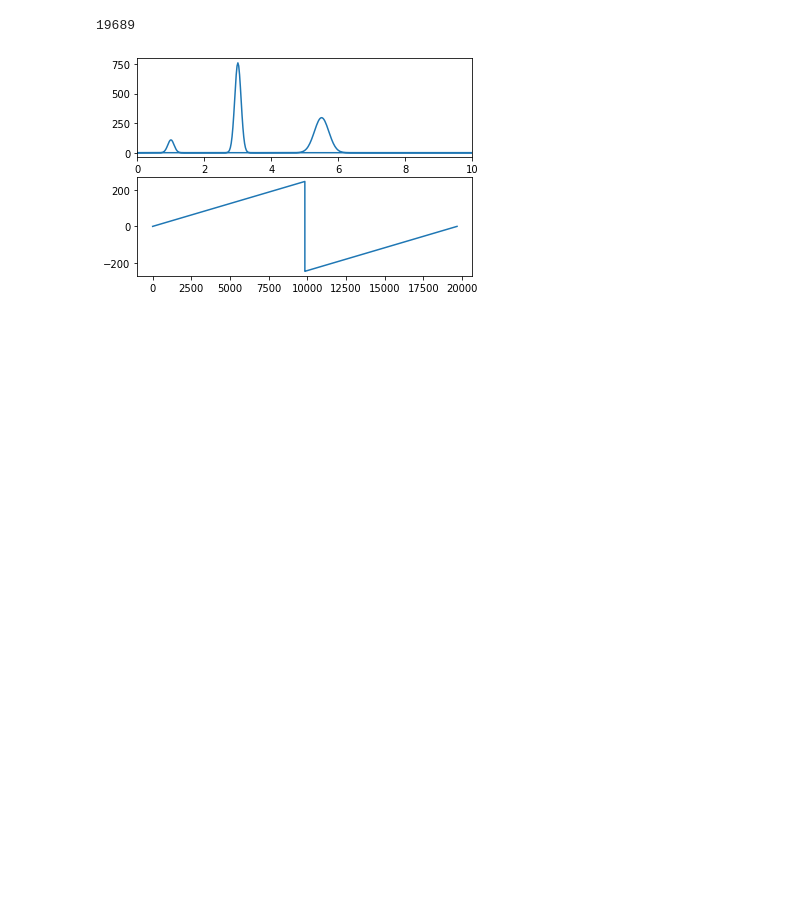
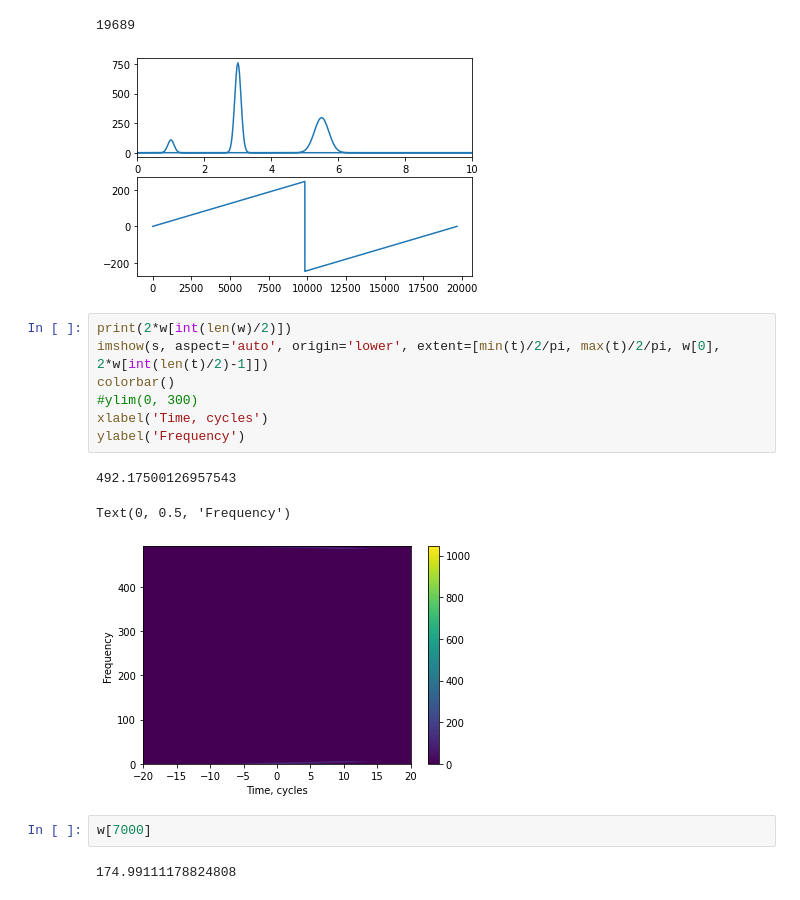
Before and after one commit to AnnyshkaF/High-Performance-Lab, a Jupyter notebook: task_4.ipynb, the cells around one changed output. Saved outputs shown, nothing was run; the diff lists cells and outputs as text; blank space fills up the shorter version.

```diff
--- a/task_4.ipynb
+++ b/task_4.ipynb
@@ -107,3 +107,18 @@ len(w)
 # %% [output]
 19689
 [figure]
+# %%
+print(2*w[int(len(w)/2)])
+imshow(s, aspect='auto', origin='lower', extent=[min(t)/2/pi, max(t)/2/pi, w[0], 2*w[int(len(t)/2)-1]])
+colorbar()
+#ylim(0, 300)
+xlabel('Time, cycles')
+ylabel('Frequency')
+# %% [output]
+492.17500126957543
+Text(0, 0.5, 'Frequency')
+[figure, added]
+# %%
+w[7000]
+# %% [output]
+174.99111178824808
```
Also changed, not shown: parts of 1 cell of this notebook.
